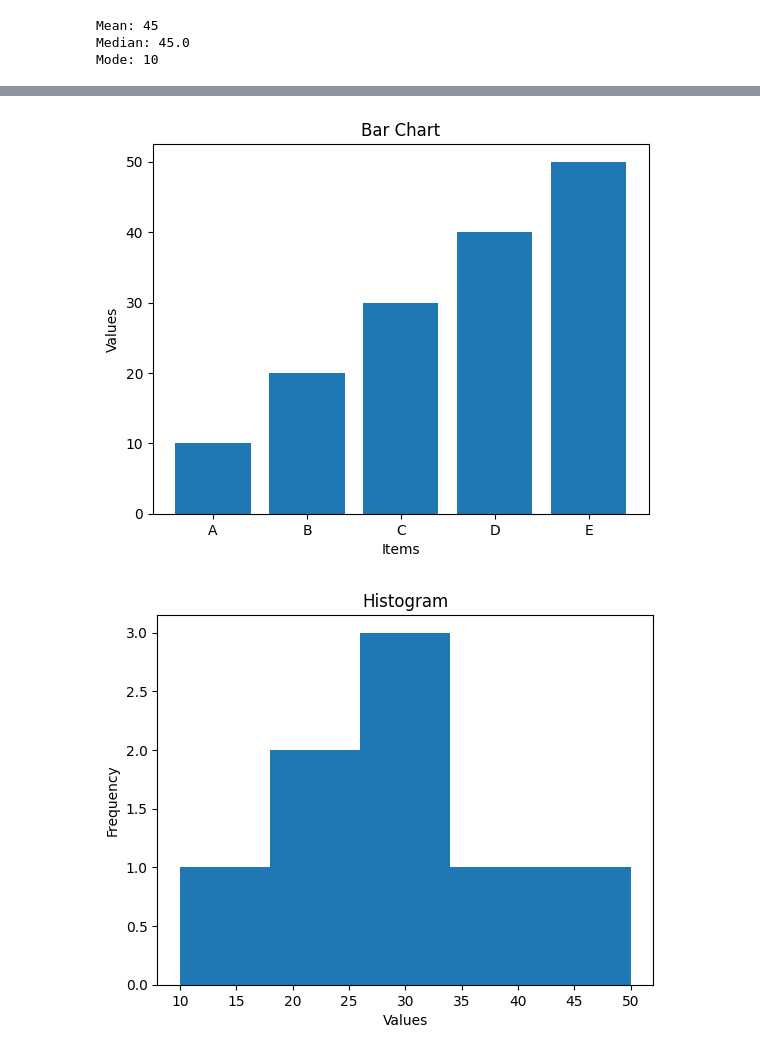
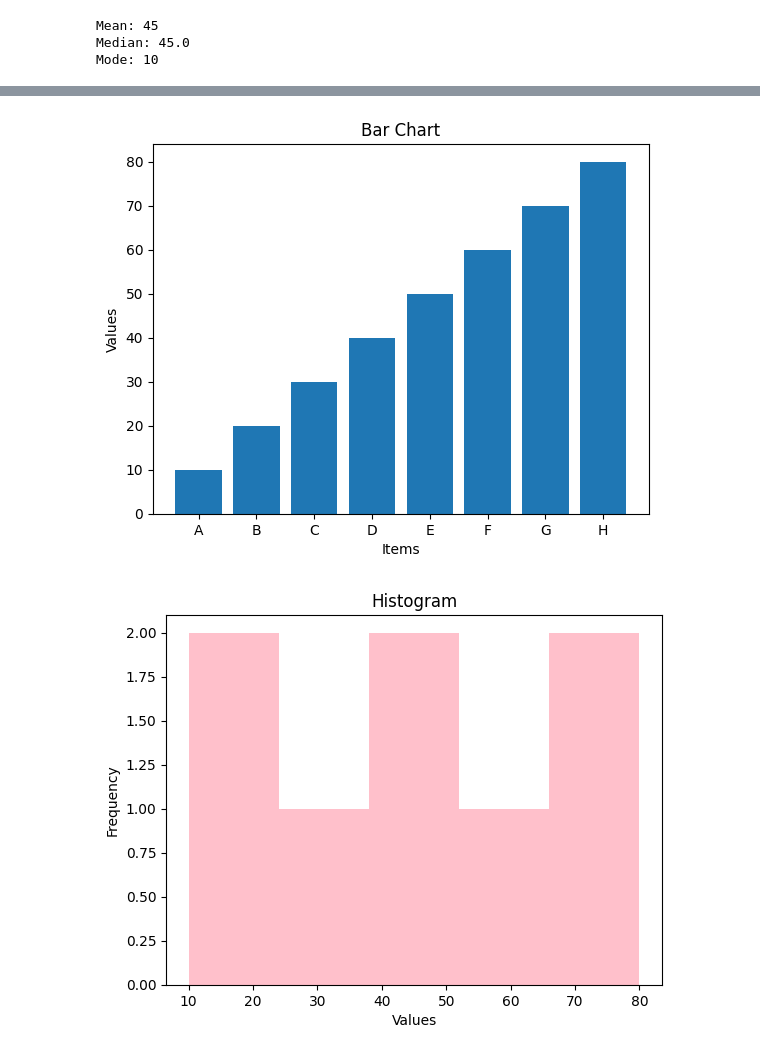
Before and after one commit to sankethashegde/APS-Lab, a Jupyter notebook: APSlab7.ipynb, the cells around one changed output, grey strips where cells are left out. Saved outputs shown, nothing was run; the diff lists cells and outputs as text; code cells hidden in the pictures.

```diff
--- a/APSlab7.ipynb
+++ b/APSlab7.ipynb
@@ -30,28 +64,28 @@ Standard Deviation: 15.811388300841896
 #BArchart
 import matplotlib.pyplot as plt
 
-data = [10, 20, 30, 40, 50]
+data = [10, 20, 30, 40, 50,60,70,80]
 
-plt.bar(["A", "B", "C", "D", "E"], data)
+plt.bar(["A", "B", "C", "D", "E","F","G","H"], data)
 plt.title("Bar Chart")
 plt.xlabel("Items")
 plt.ylabel("Values")
 plt.show()
 # %% [output]
-[figure, old version]
+[figure, new version]
 # %%
 #histogram
 import matplotlib.pyplot as plt
 
-data = [10, 20, 20, 30, 30, 30, 40, 50]
+data = [10, 20, 30, 40, 50,60,70,80]
 
-plt.hist(data, bins=5)
+plt.hist(data, bins=5,color="pink")
 plt.title("Histogram")
 plt.xlabel("Values")
 plt.ylabel("Frequency")
 plt.show()
 # %% [output]
-[figure, old version]
+[figure, new version]
 # %%
 #boxplot
 import matplotlib.pyplot as plt
```
Also changed, not shown: parts of 4 cells of this notebook.
